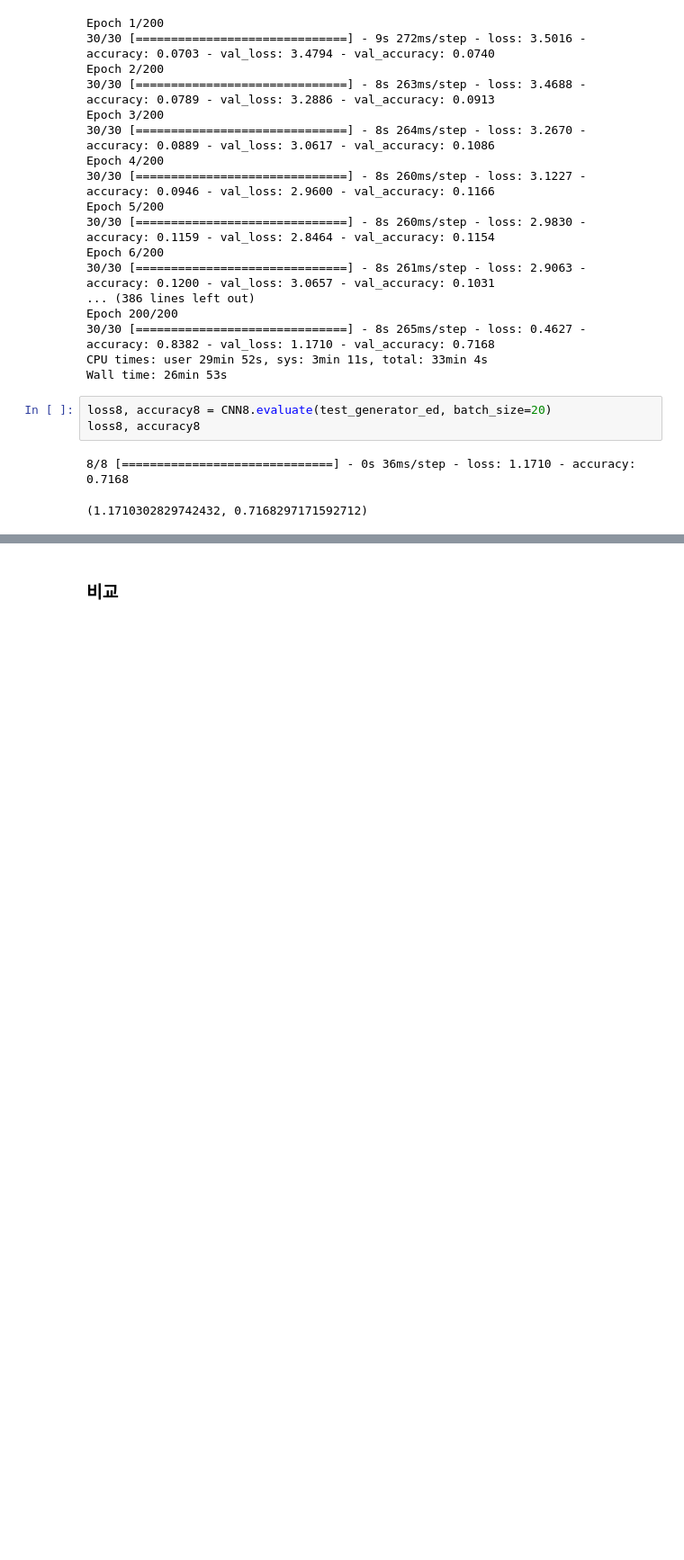
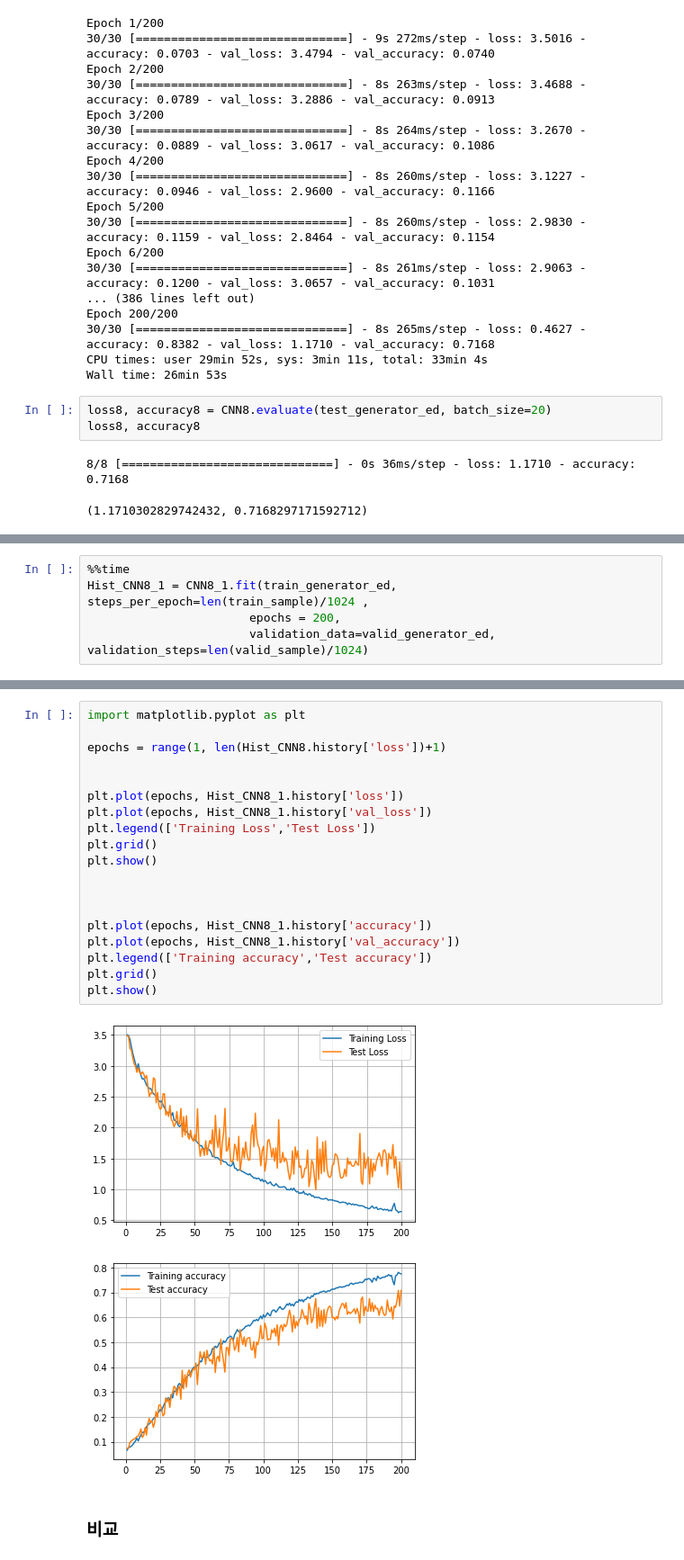
Before and after one commit to Seungeun-Song/Study-for-K-Digital-AI-developer, a Jupyter notebook: Practice/21_03_24_연습3.ipynb, the cells around one changed output, grey strips where cells are left out. Shown at 90% size. Drawn from its saved outputs; the diff is of its cells as text; blank space fills up the shorter version.

```diff
--- a/Practice/21_03_24_연습3.ipynb
+++ b/Practice/21_03_24_연습3.ipynb
@@ -1044,0 +1128,5 @@ loss8, accuracy8
+# %%
+%%time
+Hist_CNN8_1 = CNN8_1.fit(train_generator_ed, steps_per_epoch=len(train_sample)/1024 ,
+                       epochs = 200,
+                       validation_data=valid_generator_ed, validation_steps=len(valid_sample)/1024)
@@ -1045,3 +1157,25 @@ loss8, accuracy8
+# %%
+import matplotlib.pyplot as plt
+
+epochs = range(1, len(Hist_CNN8.history['loss'])+1)
+
+
+plt.plot(epochs, Hist_CNN8_1.history['loss'])
+plt.plot(epochs, Hist_CNN8_1.history['val_loss'])
+plt.legend(['Training Loss','Test Loss'])
+plt.grid()
+plt.show()
+
+
+
+plt.plot(epochs, Hist_CNN8_1.history['accuracy'])
+plt.plot(epochs, Hist_CNN8_1.history['val_accuracy'])
+plt.legend(['Training accuracy','Test accuracy'])
+plt.grid()
+plt.show()
+# %% [output]
+[figure, added]
+[figure, added]
 # %% [markdown]
 ### 비교
 # %%
```
Also changed, not shown: parts of 13 cells of this notebook.
